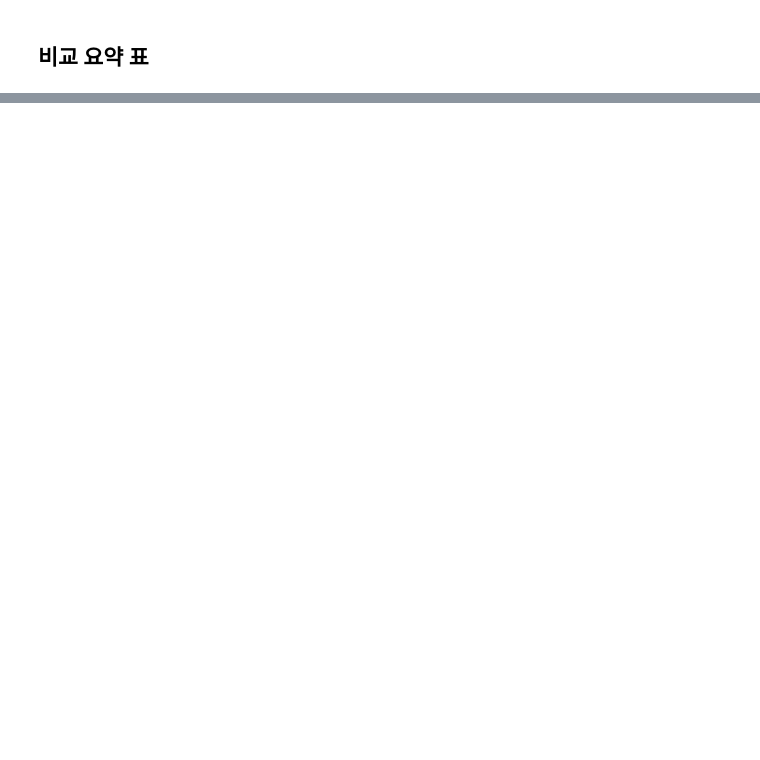
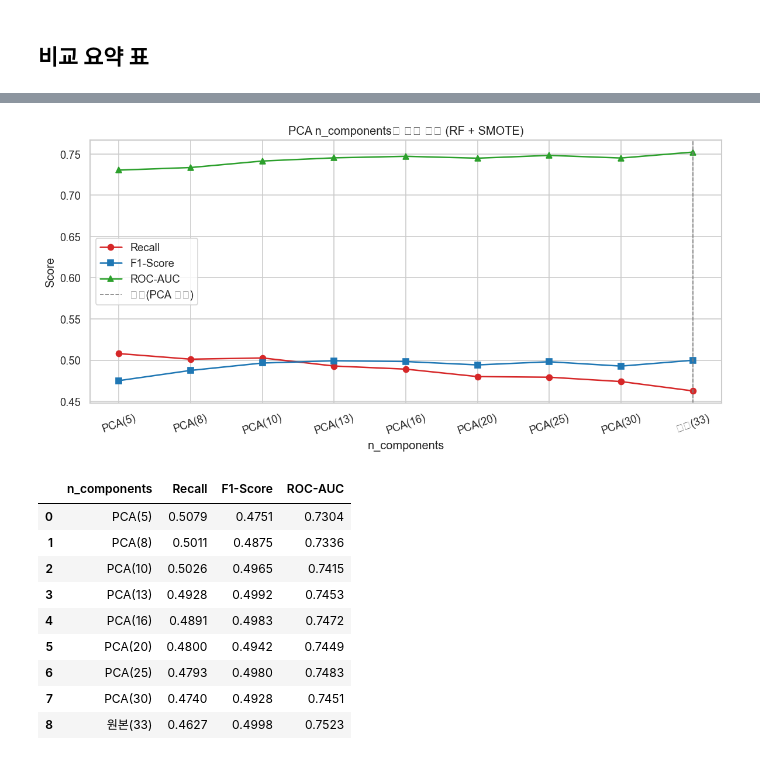
Before and after one commit to ally260509/hipython, a Jupyter notebook: ml/11.신용카드.채무불이행.고객예측.ipynb, the cells around one changed output, grey strips where cells are left out. Cells and saved outputs as stored; diff of their text form; code cells hidden in the pictures; blank space fills up the shorter version.

```diff
--- a/ml/11.신용카드.채무불이행.고객예측.ipynb
+++ b/ml/11.신용카드.채무불이행.고객예측.ipynb
@@ -663,0 +1318,13 @@ display(compare_df.sort_values(by='Recall', ascending=False).reset_index(drop=Tr
+# %%
+rf_pca_bal = RandomForestClassifier(n_estimators=300, class_weight='balanced', random_state=42, n_jobs=-1)
+rf_pca_bal.fit(X_train_pca, y_train)
+
+y_pred_tmp  = rf_pca_bal.predict(X_test_pca)
+y_proba_tmp = rf_pca_bal.predict_proba(X_test_pca)[:, 1]
+
+result_pca_bal = {
+    'Recall'  : recall_score(y_test, y_pred_tmp),
+    'F1-Score': f1_score(y_test, y_pred_tmp),
+    'ROC-AUC' : roc_auc_score(y_test, y_proba_tmp),
+}
+print("RF balanced + PCA :", result_pca_bal)
@@ -663,0 +1462,36 @@ display(compare_df.sort_values(by='Recall', ascending=False).reset_index(drop=Tr
+# %%
+fig, ax = plt.subplots(figsize=(10, 5))
+
+x = df_sweep['n_components']
+ax.plot(x, df_sweep['Recall'],   marker='o', label='Recall',   color='#d62728')
+ax.plot(x, df_sweep['F1-Score'], marker='s', label='F1-Score', color='#1f77b4')
+ax.plot(x, df_sweep['ROC-AUC'], marker='^', label='ROC-AUC', color='#2ca02c')
+
+# 원본 기준선
+ax.axvline(x='원본(33)', color='gray', linestyle='--', linewidth=1, label='원본(PCA 없음)')
+
+ax.set_xlabel('n_components')
+ax.set_ylabel('Score')
+ax.set_title('PCA n_components별 성능 변화 (RF + SMOTE)')
+ax.legend()
+plt.xticks(rotation=20)
+plt.tight_layout()
+plt.show()
+
+# 요약표
+display(df_sweep.style
+        .format({'Recall': '{:.4f}', 'F1-Score': '{:.4f}', 'ROC-AUC': '{:.4f}'})
+        .highlight_max(subset=['Recall', 'F1-Score', 'ROC-AUC'], color='#c6efce')
+        .highlight_min(subset=['Recall', 'F1-Score', 'ROC-AUC'], color='#ffcccc'))
+# %% [output]
+[figure, added]
+|  | n_components | Recall | F1-Score | ROC-AUC |
+| 0 | PCA(5) | 0.5079 | 0.4751 | 0.7304 |
+| 1 | PCA(8) | 0.5011 | 0.4875 | 0.7336 |
+| 2 | PCA(10) | 0.5026 | 0.4965 | 0.7415 |
+| 3 | PCA(13) | 0.4928 | 0.4992 | 0.7453 |
+| 4 | PCA(16) | 0.4891 | 0.4983 | 0.7472 |
+| 5 | PCA(20) | 0.4800 | 0.4942 | 0.7449 |
+| 6 | PCA(25) | 0.4793 | 0.4980 | 0.7483 |
+| 7 | PCA(30) | 0.4740 | 0.4928 | 0.7451 |
+| 8 | 원본(33) | 0.4627 | 0.4998 | 0.7523 |
```
Also changed, not shown: parts of 100 cells of this notebook, 11 other files.
